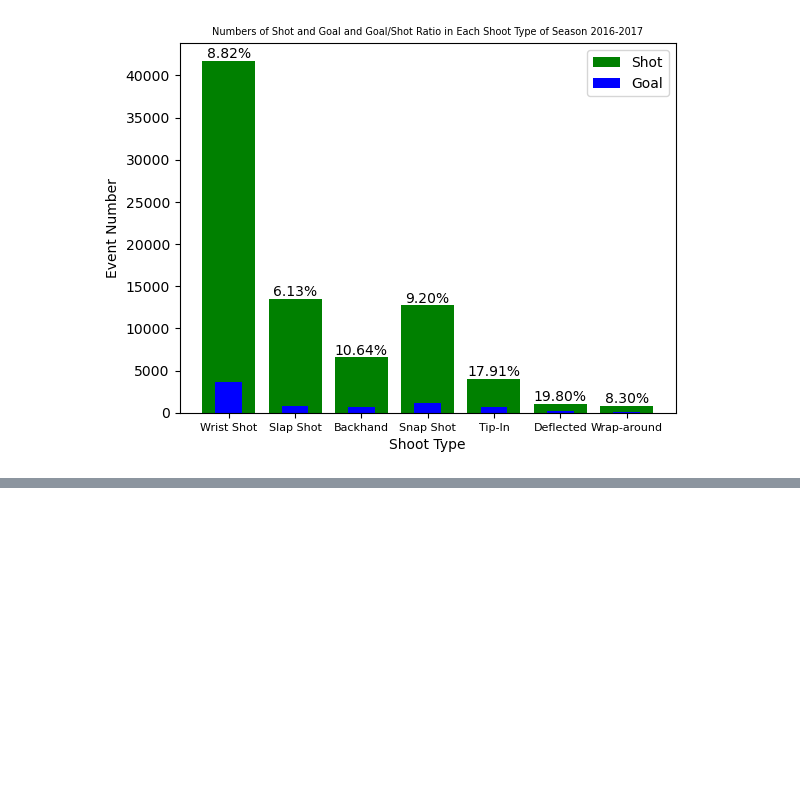
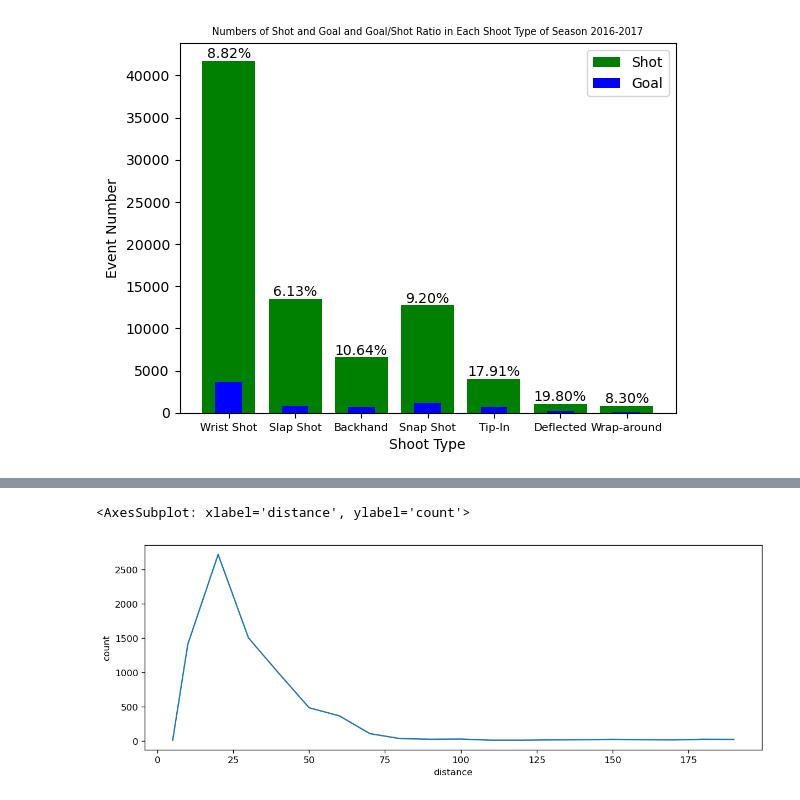
Before and after one commit to YashVadi/NHL-DataScience-IFT-6758, a Jupyter notebook: SimpleVisualization.ipynb, the cells around one changed output, grey strips where cells are left out. Saved outputs shown, nothing was run; the diff lists cells and outputs as text; code cells hidden in the pictures; blank space fills up the shorter version.

```diff
--- a/SimpleVisualization.ipynb
+++ b/SimpleVisualization.ipynb
@@ -126,0 +203,27 @@ df_shooter_20_21
+# %%
+distances_goal_18_19 = df_shooter_nonNull_nonShootOut_goal_18_19.distance.astype(float)
+bins_goal_18_19 = [x for x in range(0,201,10)]
+bin_centers_goal_18_19 = [x for x in range(5,196,5)]
+categories_goal_18_19 = pd.cut(distances_goal_18_19, bins=bins_goal_18_19, right=False)
+bin_counts_goal_18_19 = pd.Series(categories_goal_18_19).value_counts().reset_index()
+current_column_names_goal_18_19 = bin_counts_goal_18_19.columns
+current_column_names_goal_18_19.values[0] = 'interval'
+current_column_names_goal_18_19.values[1] = 'count'
+bin_counts_goal_18_19.columns = current_column_names_goal_18_19
+distance_intervals_goal_18_19 = bin_counts_goal_18_19['interval']
+bin_centers_in_order_goal_18_19 = []
+goal_quantity_in_order_goal_18_19 = []
+for distance_interval_goal_18_19 in distance_intervals_goal_18_19:
+    for bin_center_goal_18_19 in bin_centers_goal_18_19:
+        if bin_center_goal_18_19 in distance_interval_goal_18_19:
+            bin_centers_in_order_goal_18_19.append(bin_center_goal_18_19)
+            break
+bin_centers_in_order_goal_18_19 = pd.Series(bin_centers_in_order_goal_18_19)
+hist_goal_18_19 = pd.DataFrame({'distance': bin_centers_in_order_goal_18_19})
+counts_goal_18_19 = bin_counts_goal_18_19['count']
+hist_goal_18_19['count'] = counts_goal_18_19
+fig, ax = plt.subplots(figsize=(12, 4), dpi=120)
+sns.lineplot(data=hist_goal_18_19, x="distance", y="count")
+# %% [output]
+<AxesSubplot: xlabel='distance', ylabel='count'>
+[figure, added]
```
Also changed, not shown: parts of 31 cells of this notebook.
